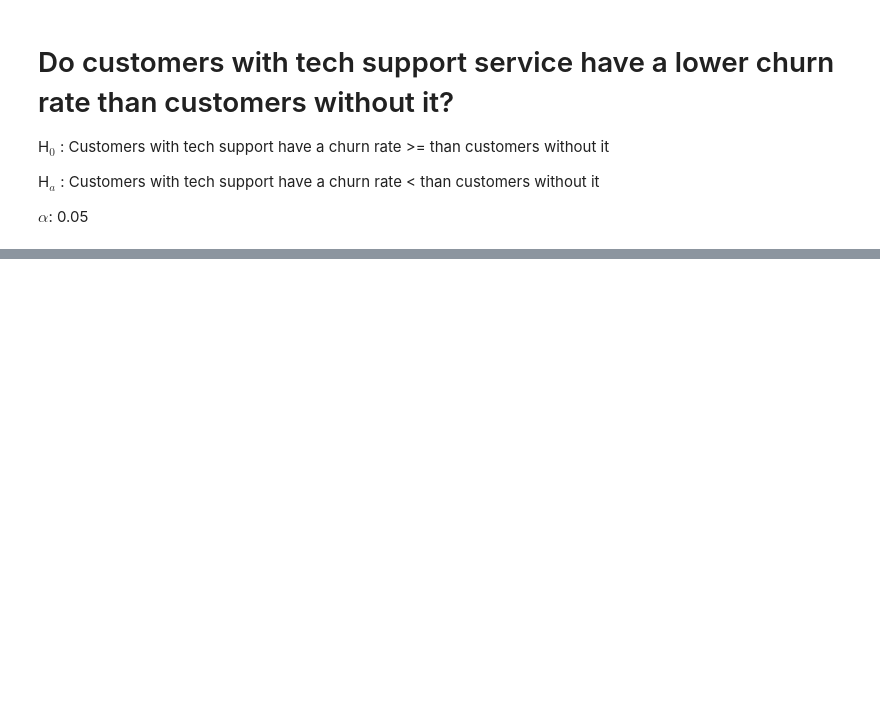
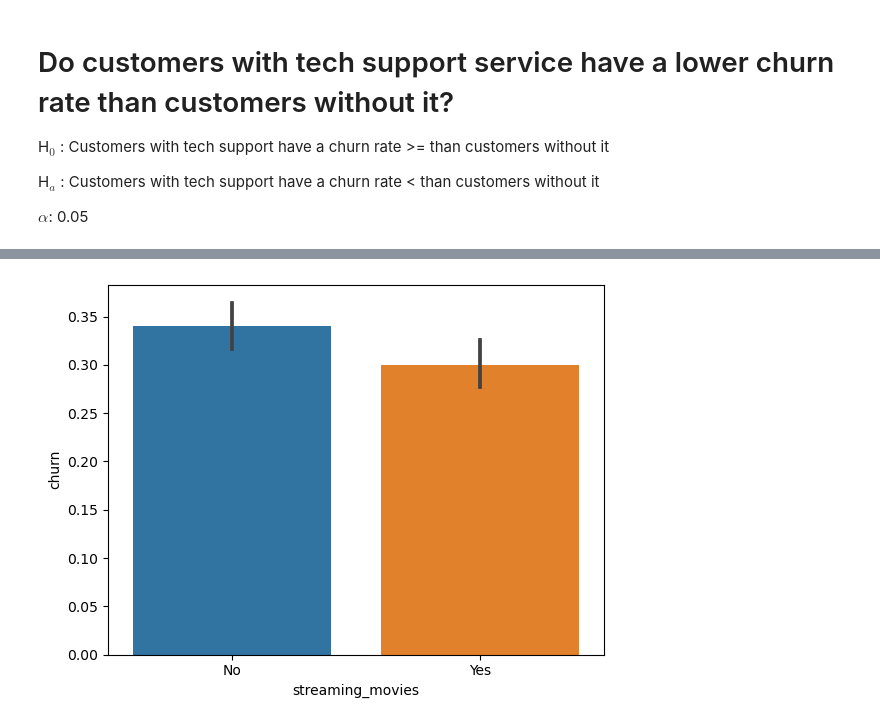
Before and after one commit to Adam-Harris87/classification-project, a Jupyter notebook: explore.ipynb, the cells around one changed output, grey strips where cells are left out. Saved outputs shown, nothing was run; the diff lists cells and outputs as text; code cells hidden in the pictures; blank space fills up the shorter version.

```diff
--- a/explore.ipynb
+++ b/explore.ipynb
@@ -303,9 +374,11 @@ plt.show()
 # %%
 # Do customers with streaming movies have a lower churn rate than those without?
-sns.barplot(data=train,
+sns.barplot(data=internet,
                 x='streaming_movies',
                 y='churn')
 plt.show()
+# %% [output]
+[figure, added]
 # %%
 # does payment method affect churn rate?
 sns.barplot(data=train,
```
Also changed, not shown: parts of 19 cells of this notebook.
